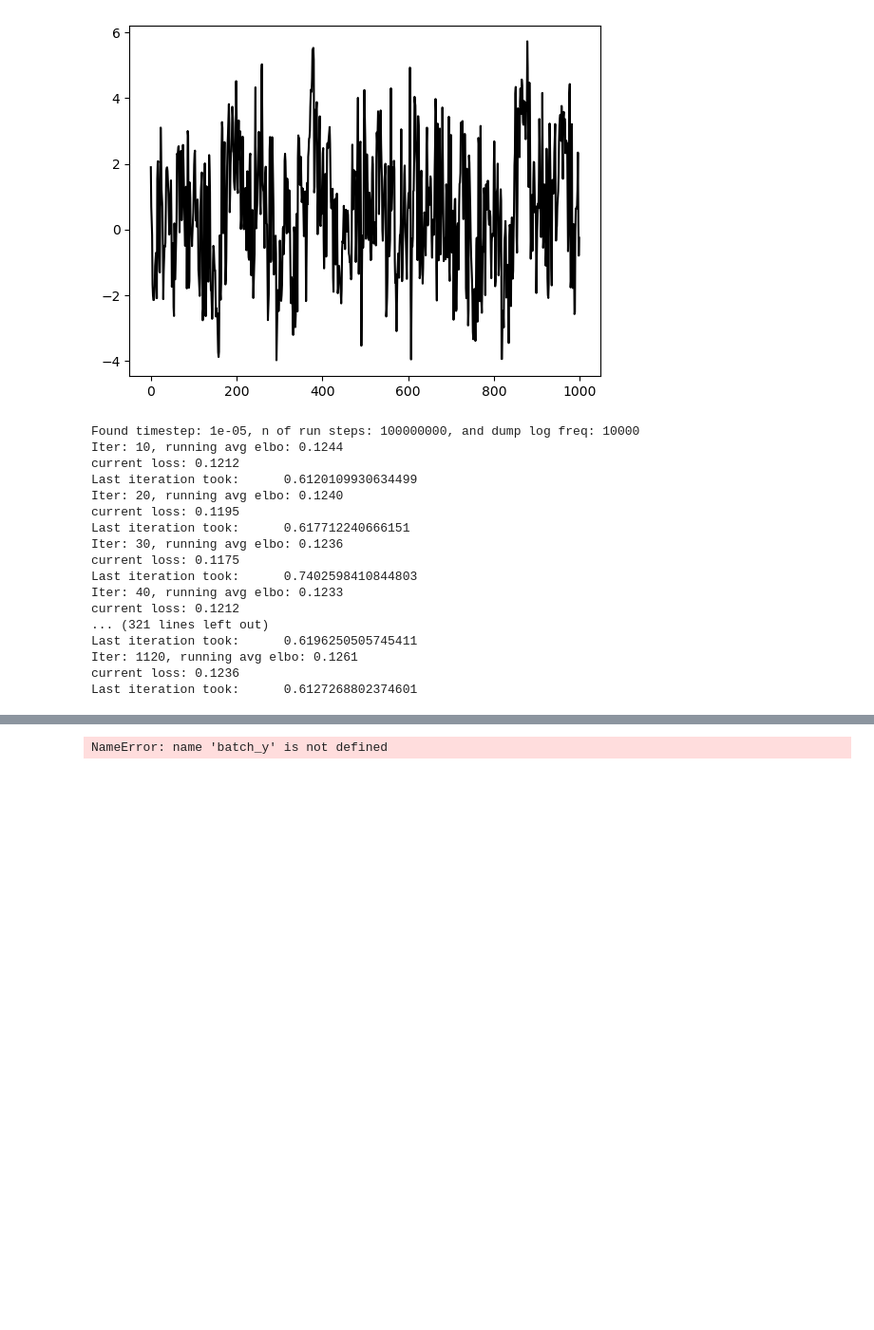
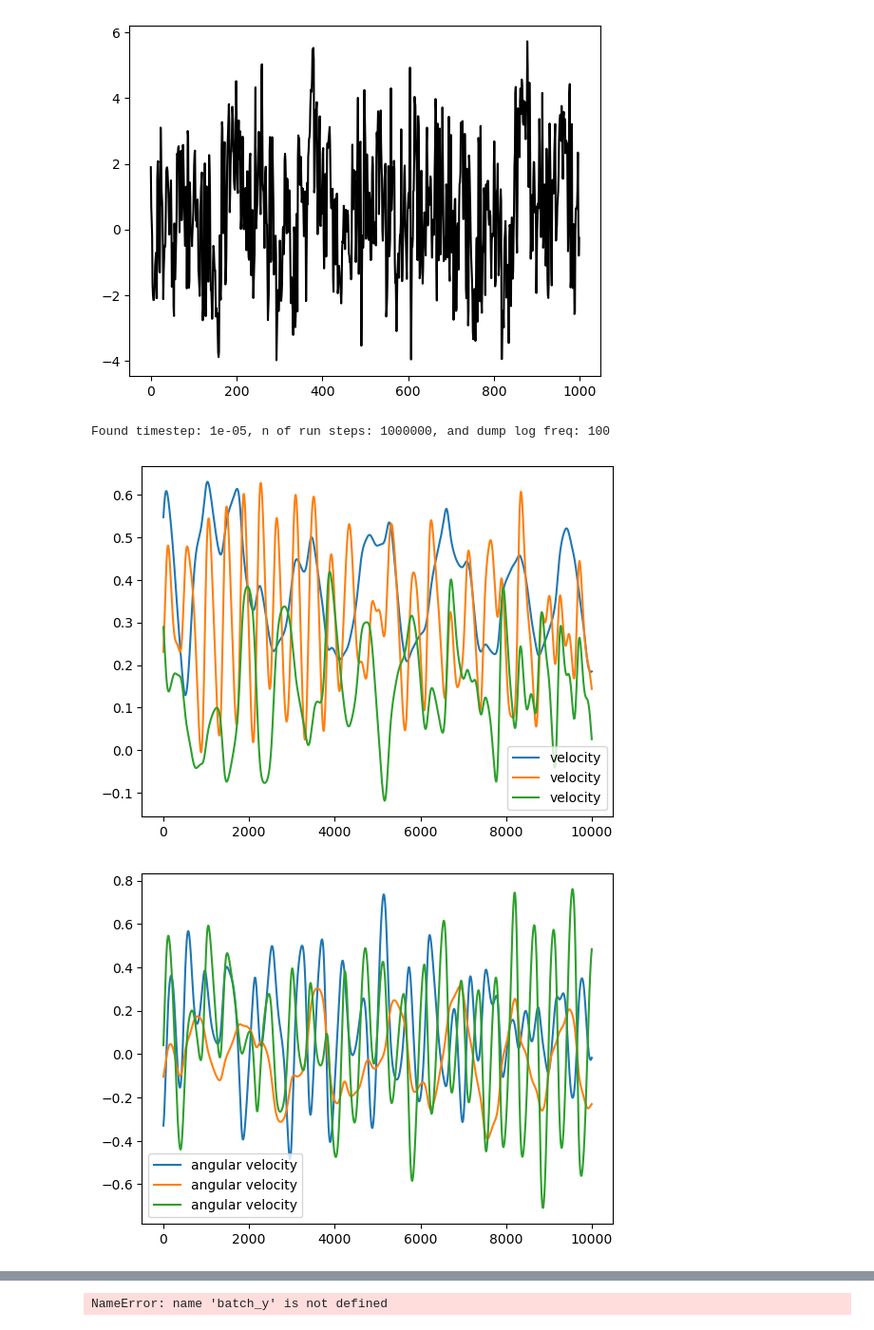
Before and after one commit to jakublala/coarsegrained-md-neural-ode, a Jupyter notebook: cg_potential_with_rotation.ipynb, the cells around one changed output, grey strips where cells are left out. Shown at 95% size. Drawn from its saved outputs; the diff is of its cells as text; code cells hidden in the pictures; blank space fills up the shorter version.

```diff
--- a/cg_potential_with_rotation.ipynb
+++ b/cg_potential_with_rotation.ipynb
@@ -363,8 +237,6 @@ Found timestep: 1e-05, n of run steps: 100000000, and dump log freq: 10000
 [figure]
 # %%
 from diffmd.solvers import odeint_adjoint
-torch.manual_seed(5)
-
 
 if os.path.exists('temp'):
     shutil.rmtree('temp')
@@ -372,11 +244,11 @@ if os.path.exists('temp'):
 if not os.path.exists('temp'):
     os.makedirs('temp')
 
-prefix = 'hexagons/trajectories/dump_2503/cutoff-2.5/'
-file_name = prefix+'NVE-temp-1.75_K-0.0233236151603499_r-0_s-5'
+# prefix = 'hexagons/trajectories/dump_2503/cutoff-2.5/'
+# file_name = prefix+'NVE-temp-0.45_K-0.090702947845805_r-0_s-5'
 
-# prefix = 'hexagons/trajectories/double/'
-# file_name = prefix+'NVE-temp-0.45_K-0.219478737997257_r-0_s-5'
+prefix = 'hexagons/trajectories/smooth/'
+file_name = prefix+'NVE-temp-0.45_K-0.090702947845805_r-0_s-5'
 
 
 reader = Reader(file_name)
@@ -391,21 +263,25 @@ inertia = process_inertia(inertia)
 trajectory = process_data(centre_of_masses, quaternions, velocities, ang_velocities, inertia)
 # Trying to learn on tenth of the trajectory
 traj_length = trajectory[0].shape[1]
-divider = 50
+# divider = 50
 # print(traj_length)
 # plt.plot(trajectory[0][0, :, 0, 0].detach().cpu().numpy())
 # plt.show()
-trajectory = (trajectory[0][:, :traj_length // divider, :, :], trajectory[1][:, :traj_length // divider, :, :], trajectory[2][:, :traj_length // divider, :, :], trajectory[3][:, :traj_length // divider, :, :])
-plt.plot(trajectory[0][0, :, 0, :].detach().cpu().numpy())
+# trajectory = (trajectory[0][:, :traj_length // divider, :, :], trajectory[1][:, :traj_length // divider, :, :], trajectory[2][:, :traj_length // divider, :, :], trajectory[3][:, :traj_length // divider, :, :])
+plt.plot(trajectory[0][0, :, 0, :].detach().cpu().numpy(), label='velocity')
+plt.legend()
 plt.show()
 
-plt.plot(trajectory[1][0, :, 0, :].detach().cpu().numpy())
+plt.plot(trajectory[1][0, :, 0, :].detach().cpu().numpy(), label='angular velocity')
+plt.legend()
 plt.show()
 
-plt.plot(trajectory[2][0, :, 0, :].detach().cpu().numpy())
+plt.plot(trajectory[2][0, :, 0, :].detach().cpu().numpy(), label='centre of masses')
+plt.legend()
 plt.show()
 
-plt.plot(trajectory[3][0, :, 0, :].detach().cpu().numpy())
+plt.plot(trajectory[3][0, :, 0, :].detach().cpu().numpy(), label='quaternions')
+plt.legend()
 plt.show()
 
 
@@ -414,12 +290,12 @@ dim = 1 + (2*4)
 
 
 niters = 2000
-nn_width = 20
-nn_depth = 2
-learning_rate = [1e-1]#[1.0, 0.1, 0.01, 0.001]
+nn_width = 50
+nn_depth = 1
+learning_rate = [1]#[1.0, 0.1, 0.01, 0.001]
 nparticles = 2 # trajectory[2].shape[0] ?
-batch_size = 800
-batch_length = 10
+batch_size = 2
+batch_length = 4
 # HACK: read logging frequency from file and then make dt = dt * log_freq
 log_freq = reader.log_frequency
 time_step = reader.timestep
@@ -430,8 +306,8 @@ losses_log = []
 def main():
     for lr in learning_rate:
         loss_meter = RunningAverageMeter()
-        # HACK: harmonic constant - 0.0272108843537415
-        func = ODEFunc(nparticles, inertia, 0.0272108843537415, dim, nn_width, nn_depth).to(device)
+        # HACK: harmonic constant - 0.090702947845805
+        func = ODEFunc(nparticles, inertia, 0.090702947845805, dim, nn_width, nn_depth).to(device)
         optimizer = torch.optim.Adam(func.parameters(), lr=lr)
         loss_function = nn.MSELoss()
 
@@ -451,7 +327,8 @@ def main():
             batch_y = torch.swapaxes(torch.swapaxes(torch.cat(batch_y, dim=-1), 0, 2), 1, 2)
 
             # TODO: train only on specifics and not all of the data
-            loss = loss_function(pred_y, batch_y)
+            loss = torch.mean(torch.abs(pred_y - batch_y))
+            # loss = loss_function(pred_y, batch_y)
 
             loss.backward()
             optimizer.step()
@@ -506,47 +383,33 @@ def main():
                         plt.plot(batch_t.cpu().numpy(), batch_y.cpu().numpy()[:,1,0,i], 'k--', alpha=0.3, label=f'true {i}')
                         plt.plot(batch_t.cpu().numpy(), pred_y.cpu().numpy()[:,1,0,i], 'r-', alpha=0.5, label=f'pred {i}')
                     plt.savefig(f'temp/{itr}_pos2.png')
                     plt.close()
                     for i in ind_quat:
                         plt.title('quaternions')
                         plt.plot(batch_t.cpu().numpy(), batch_y.cpu().numpy()[:,0,0,i], 'k--', alpha=0.3, label=f'true {i}')
                         plt.plot(batch_t.cpu().numpy(), pred_y.cpu().numpy()[:,0,0,i], 'r-', alpha=0.5, label=f'pred {i}')
                     plt.savefig(f'temp/{itr}_quat1.png')
                     plt.close()
                     for i in ind_quat:
                         plt.title('quaternions')
                         plt.plot(batch_t.cpu().numpy(), batch_y.cpu().numpy()[:,1,0,i], 'k--', alpha=0.3, label=f'true {i}')
                         plt.plot(batch_t.cpu().numpy(), pred_y.cpu().numpy()[:,1,0,i], 'r-', alpha=0.5, label=f'pred {i}')
                     plt.savefig(f'temp/{itr}_quat2.png')
                     plt.close()
 
             if itr % 10 == 0: # output log throughout
                 print('Iter: {}, running avg elbo: {:.4f}'.format(itr, loss_meter.avg))
                 print('current loss: {:.4f}'.format(loss_meter.val))
                 print('Last iteration took:     ', time.perf_counter() - start)
 
         print('========================================================')
 
         losses_log.append(loss_meter.losses)
 
 if __name__ == '__main__':
     # cProfile.run('main()')
     main()
 # %% [output]
-Found timestep: 1e-05, n of run steps: 100000000, and dump log freq: 10000
-Iter: 10, running avg elbo: 0.1244
-current loss: 0.1212
-Last iteration took:      0.6120109930634499
-Iter: 20, running avg elbo: 0.1240
-current loss: 0.1195
-Last iteration took:      0.617712240666151
-Iter: 30, running avg elbo: 0.1236
-current loss: 0.1175
-Last iteration took:      0.7402598410844803
-Iter: 40, running avg elbo: 0.1233
-current loss: 0.1212
-... (321 lines left out)
-Last iteration took:      0.6196250505745411
-Iter: 1120, running avg elbo: 0.1261
-current loss: 0.1236
-Last iteration took:      0.6127268802374601
+Found timestep: 1e-05, n of run steps: 1000000, and dump log freq: 100
+[figure, added]
+[figure, added]
```
Also changed, not shown: parts of 3 cells of this notebook, 6 other files.
